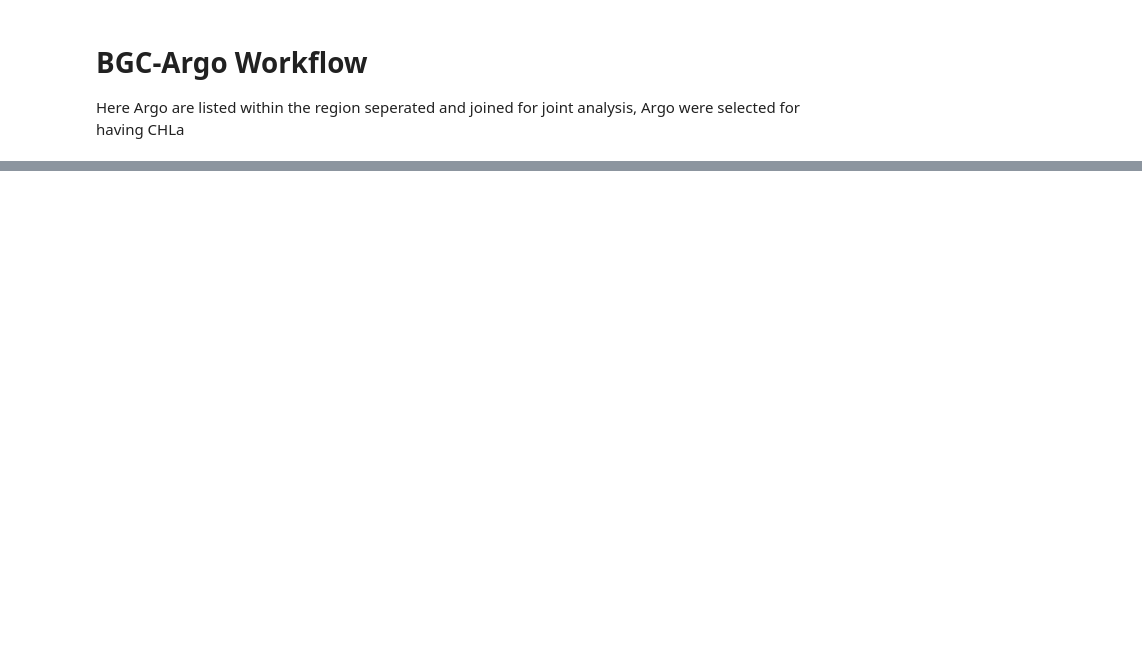
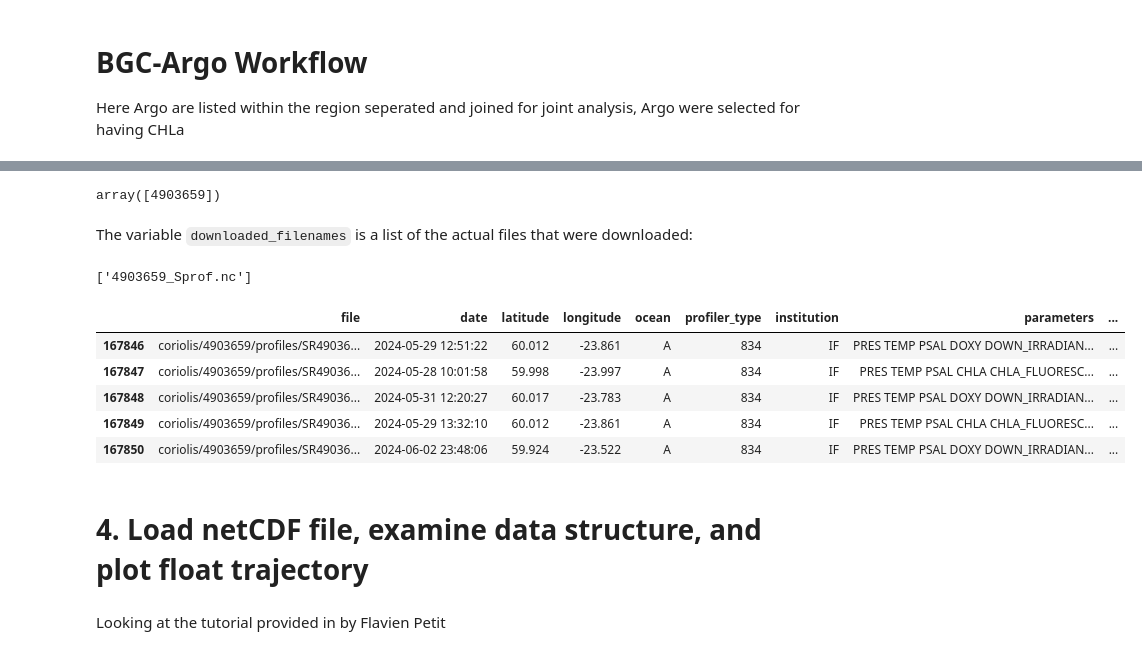
Before and after one commit to ROYVNZ/Masters, a Jupyter notebook: scripts/BGC_Argo.ipynb, the cells around one changed output, grey strips where cells are left out. Saved outputs shown, nothing was run; the diff lists cells and outputs as text; code cells hidden in the pictures; blank space fills up the shorter version.

```diff
--- a/scripts/BGC_Argo.ipynb
+++ b/scripts/BGC_Argo.ipynb
@@ -82,5 +4,0 @@ Downloading data
-# %%
-ds = ar.DataFetcher(src="gdac").float(7902223).to_xarray()
-with ar.set_options(mode='expert'):
-    ds_bgc = ar.DataFetcher(backend='erddap', ds = 'bgc').float(7902223).to_xarray()
-prof = ar.ArgoFloat(3902258).open_dataset('prof')
@@ -91,0 +228,23 @@ plt.show()
+# %%
+wmoids
+# %% [output]
+array([4903659])
+# %% [markdown]
+The variable `downloaded_filenames` is a list of the actual files that were downloaded:
+# %%
+downloaded_filenames
+# %% [output]
+['4903659_Sprof.nc']
+# %%
+gdac_index.head(5)
+# %% [output]
+|  | file | date | latitude | longitude | ocean | profiler_type | institution | parameters | ... |
+| 167846 | coriolis/4903659/profiles/SR49036... | 2024-05-29 12:51:22 | 60.012 | -23.861 | A | 834 | IF | PRES TEMP PSAL DOXY DOWN_IRRADIAN... | ... |
+| 167847 | coriolis/4903659/profiles/SR49036... | 2024-05-28 10:01:58 | 59.998 | -23.997 | A | 834 | IF | PRES TEMP PSAL CHLA CHLA_FLUORESC... | ... |
+| 167848 | coriolis/4903659/profiles/SR49036... | 2024-05-31 12:20:27 | 60.017 | -23.783 | A | 834 | IF | PRES TEMP PSAL DOXY DOWN_IRRADIAN... | ... |
+| 167849 | coriolis/4903659/profiles/SR49036... | 2024-05-29 13:32:10 | 60.012 | -23.861 | A | 834 | IF | PRES TEMP PSAL CHLA CHLA_FLUORESC... | ... |
+| 167850 | coriolis/4903659/profiles/SR49036... | 2024-06-02 23:48:06 | 59.924 | -23.522 | A | 834 | IF | PRES TEMP PSAL DOXY DOWN_IRRADIAN... | ... |
+# %% [markdown]
+# 4. Load netCDF file, examine data structure, and plot float trajectory
+# %% [markdown]
+Looking at the tutorial provided in by Flavien Petit
```
Also changed, not shown: parts of 36 cells of this notebook, 1 other file.
